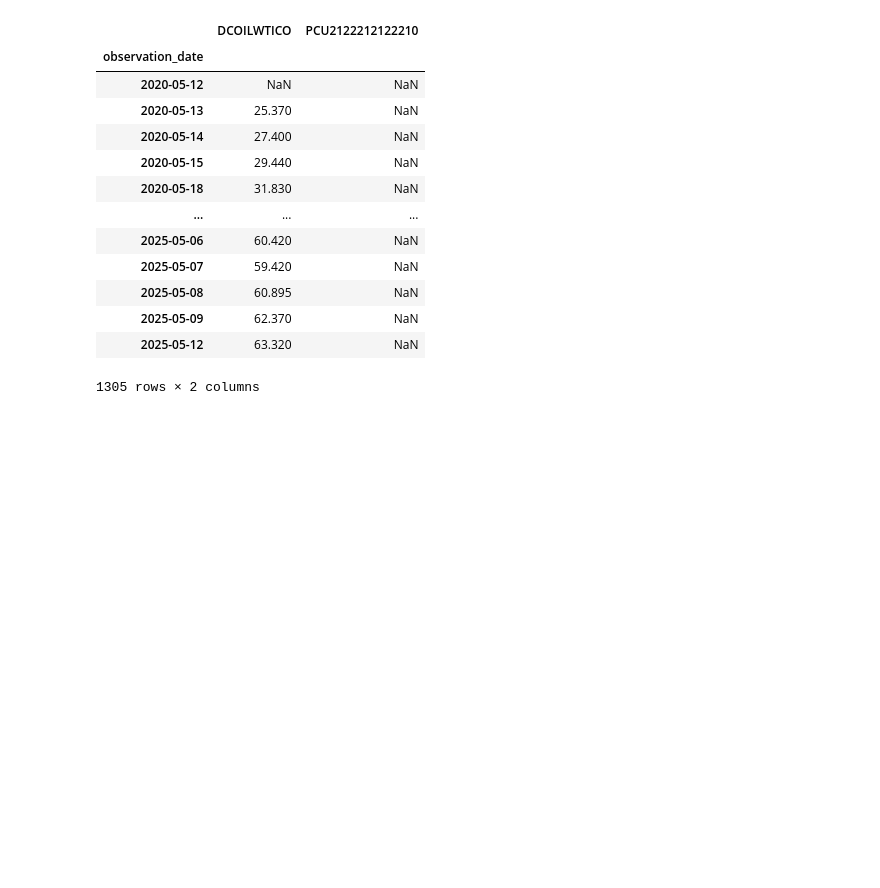
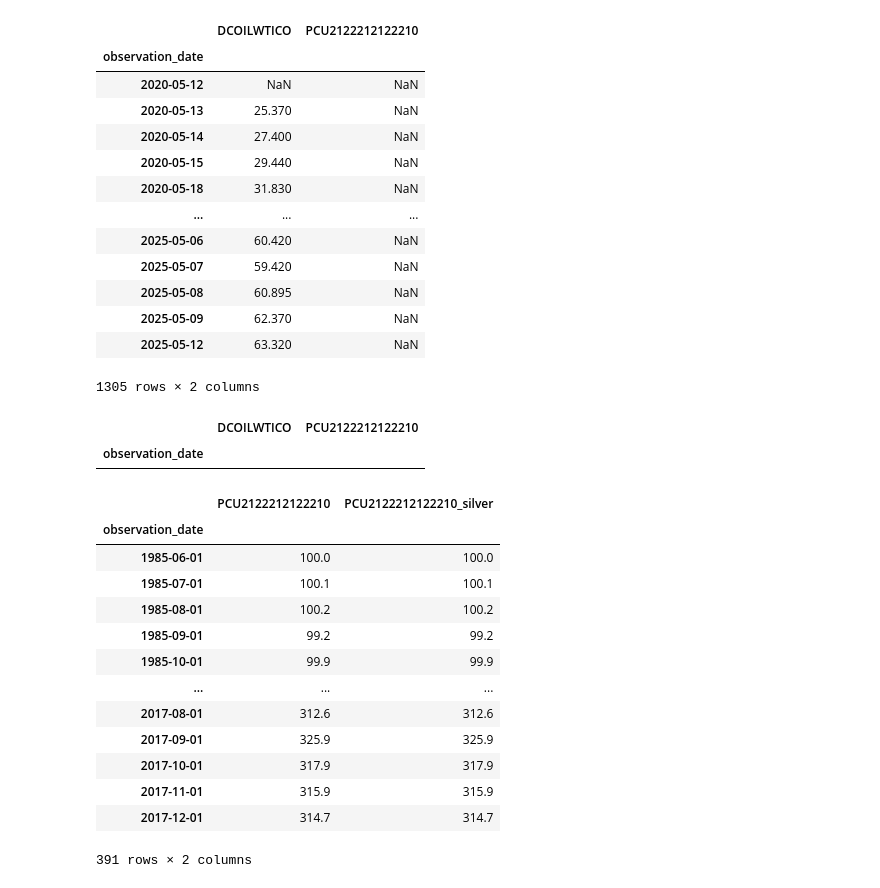
Before and after one commit to reuven/oreilly-2025-05May-pandas, a Jupyter notebook: OReilly - 2025-05May-19.ipynb, the cells around one changed output. Cells and saved outputs as stored; diff of their text form; code cells hidden in the pictures; blank space fills up the shorter version.

```diff
--- a/OReilly - 2025-05May-19.ipynb
+++ b/OReilly - 2025-05May-19.ipynb
@@ -1568,5 +1568,28 @@ df.join(gold_df)
 | 2025-05-12 | 63.320 | NaN |
 1305 rows × 2 columns
 # %%
-df.join(gold_df).plot.scatter(x='DCOILWTICO',
-                             y='PCU21')
+df.join(gold_df).dropna()
+# %% [output]
+|  | DCOILWTICO | PCU2122212122210 |
+| observation_date |  |  |
+# %%
+silver_filename = '/Users/reuven/Downloads/PCU2122212122210(1).csv'
+
+silver_df = pd.read_csv(silver_filename, index_col='observation_date')
+# %%
+gold_df.join(silver_df, lsuffix=rsuffix='_silver')
+# %% [output]
+|  | PCU2122212122210 | PCU2122212122210_silver |
+| observation_date |  |  |
+| 1985-06-01 | 100.0 | 100.0 |
+| 1985-07-01 | 100.1 | 100.1 |
+| 1985-08-01 | 100.2 | 100.2 |
+| 1985-09-01 | 99.2 | 99.2 |
+| 1985-10-01 | 99.9 | 99.9 |
+| ... | ... | ... |
+| 2017-08-01 | 312.6 | 312.6 |
+| 2017-09-01 | 325.9 | 325.9 |
+| 2017-10-01 | 317.9 | 317.9 |
+| 2017-11-01 | 315.9 | 315.9 |
+| 2017-12-01 | 314.7 | 314.7 |
+391 rows × 2 columns
```
